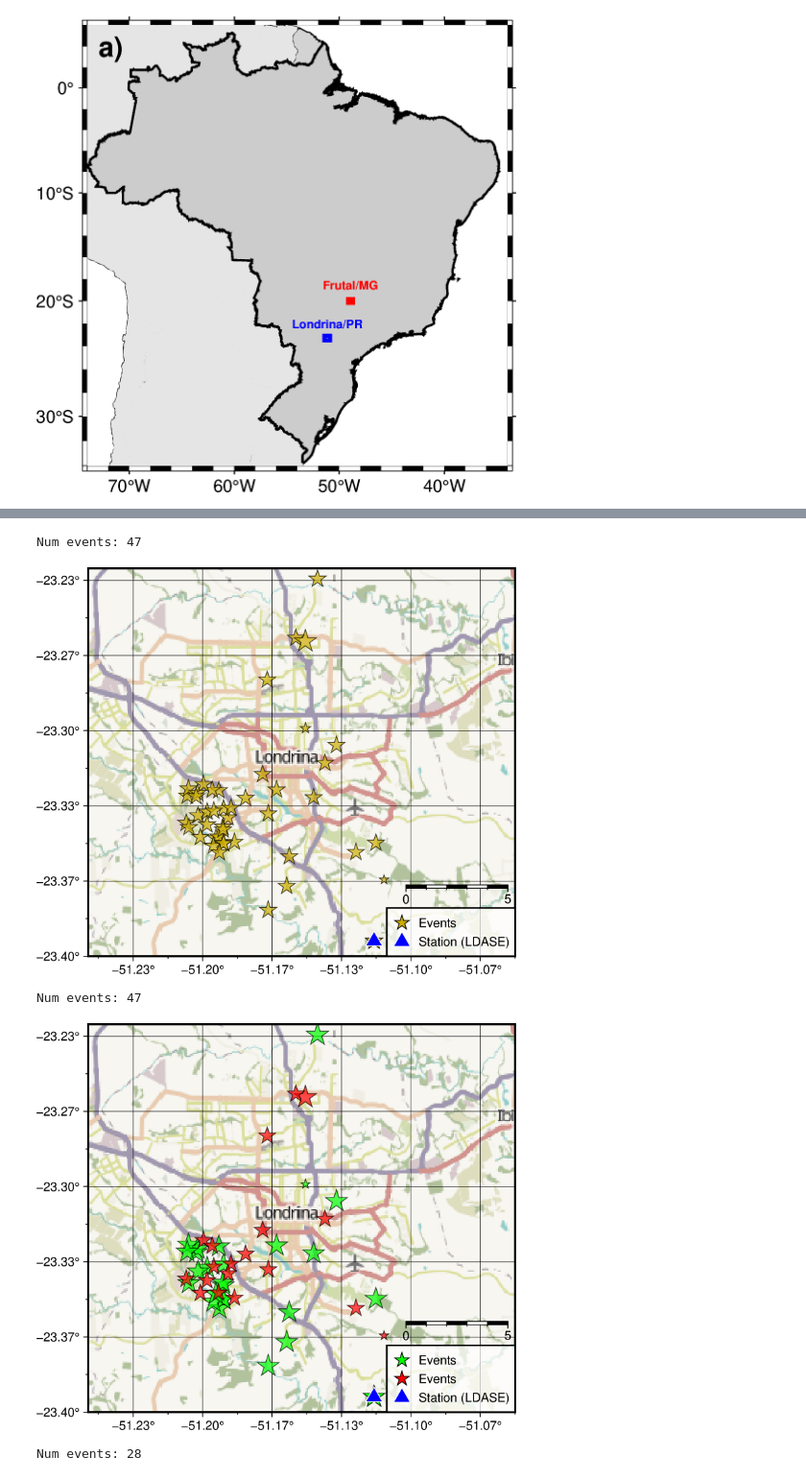
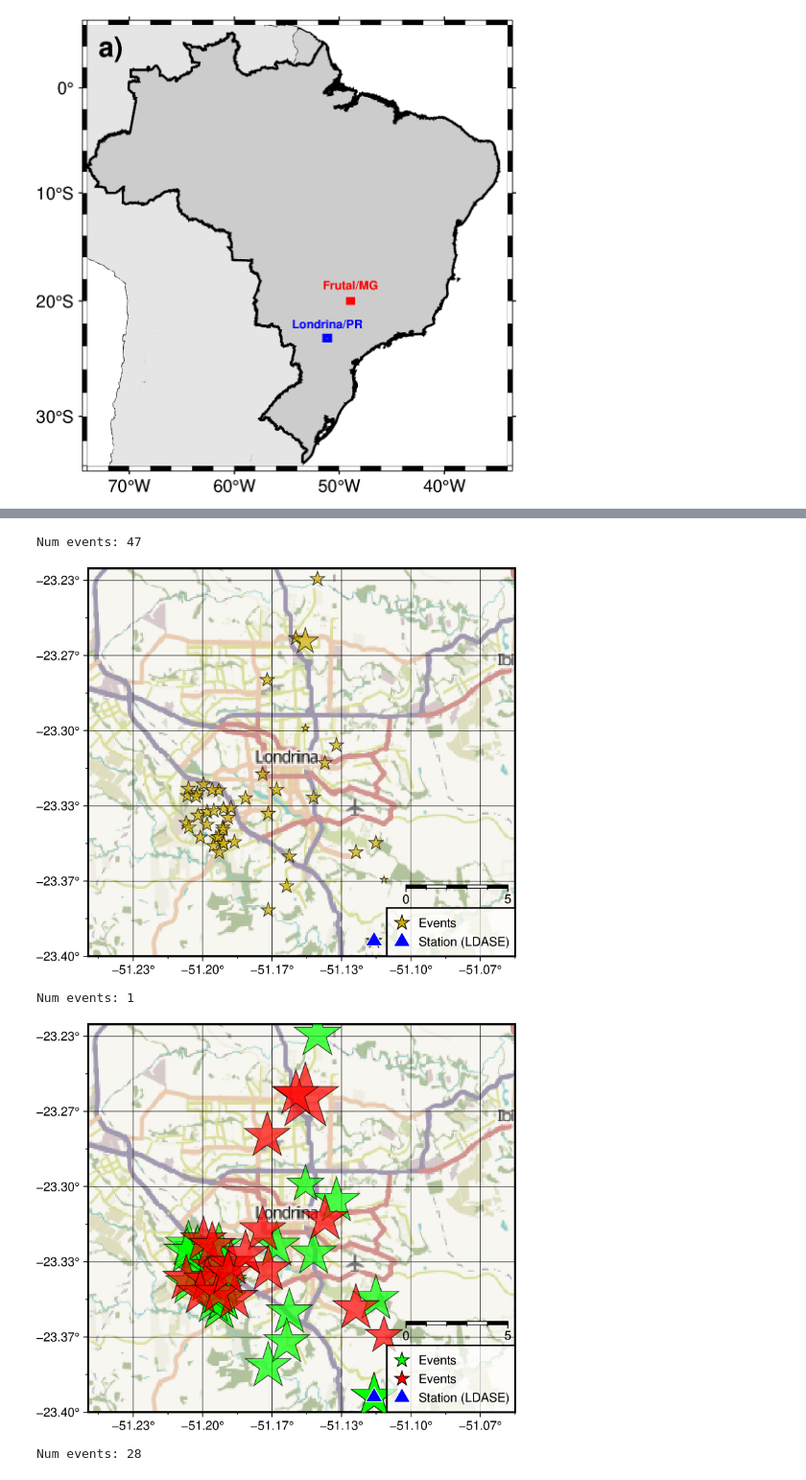
Before and after one commit to FernandoL12/IC-Seismology, a Jupyter notebook: PyGMTHowto.ipynb, the cells around one changed output, grey strips where cells are left out. Shown at 96% size. Saved outputs shown, nothing was run; the diff lists cells and outputs as text; code cells hidden in the pictures.

Commit message:
Visualization changes at corr matrix

```diff
--- a/PyGMTHowto.ipynb
+++ b/PyGMTHowto.ipynb
@@ -406,8 +406,7 @@ for evid in ep:
 diff = np.array(diff)
 diff = [(item - diff.min()) / (diff.max() - diff.min()) for item in diff]
 
-# Define o tamanho das estrelas mínimo = 0.15 cm máximo = 0.8 cm
-star_size = [0.25 + 0.35 * np.sqrt(x) for x in diff]
+star_size = [0.20 + 0.50 * x for x in diff]
 coords = ep2c(ep)
 
 
@@ -463,7 +462,7 @@ print(f"Num events: {len(ep)}\n")
 fig.show()
 # %% [output]
 Num events: 47
-[figure, old version]
+[figure, new version]
 # %%
 # TODOS (COLORIDO)
 ids_BEM = """
@@ -481,11 +480,6 @@ for evid in ep1:
     diff1.append(S - P)
 # Normaliza S-P entre 0 e 1
 diff1 = np.array(diff1)
-diff1 = [(item - diff1.min()) / (diff1.max() - diff1.min()) for item in diff1]
-
-# Define o tamanho das estrelas mínimo = 0.15 cm máximo = 0.8 cm
-star_size1 = [0.25 + 0.35 * np.sqrt(x) for x in diff1]
-coords1 = ep2c(ep1)
 
 ids_MAL = """
 usp2016asmh usp2016bhsg usp2016bhtr usp2016blue usp2016cink usp2018tliv usp2019dmvk usp2019hlbl usp2020nkhq usp2025zgau usp2025zgjg usp2025zgno usp2025zgxm usp2025zmtj usp2025znlc usp2025zohl usp2026afxw usp2026afyv usp2026aqny
@@ -502,10 +496,19 @@ for evid in ep2:
     diff2.append(S - P)
 # Normaliza S-P entre 0 e 1
 diff2 = np.array(diff2)
-diff2 = [(item - diff2.min()) / (diff2.max() - diff2.min()) for item in diff2]
 
-# Define o tamanho das estrelas mínimo = 0.15 cm máximo = 0.8 cm
-star_size2 = [0.25 + 0.35 * np.sqrt(x) for x in diff2]
+if diff1.max() > diff2.max():
+    dmax = diff1.max()
+else:
+    dmax = diff2.max()
+
+diff1 = [(item - diff1.min()) / (dmax - diff1.min()) for item in diff1]
+star_size1 = [1.8**x for x in diff1]
+coords1 = ep2c(ep1)
+
+diff2 = [(item - diff2.min()) / (dmax - diff2.min()) for item in diff2]
+
+star_size2 = [1.8**x for x in diff2]
 coords2 = ep2c(ep2)
 
 
@@ -555,35 +558,35 @@ fig.plot(x=coords2["x"],
          pen=".4p,black",
          fill="RED",
          transparency=30,
         )
 fig.plot(
     x=[np.nan],
     y=[np.nan],
     style="a0.4c",
     pen=".4p,black",
     fill="RED",
     label="Events",
     )
 
 fig.plot(mda2c(rsbr),  style="t0.5", pen="0.5p,white", fill="blue", label = "Station (LDASE)")
 
 fig.legend(position="BR",
            line_spacing = 1.5,
            box = Box(pen="1p,black", fill="white@30"))
 
 fig.scalebar(
     length="5k",
     position=("9.5c", "2.25c"),
     fancy=True,
     height=None,
     box=False
 )
 
 print(f"Num events: {len(ep)}\n")
 fig.show()
 # %% [output]
-Num events: 47
+Num events: 1
-[figure, old version]
+[figure, new version]
 # %%
 # BEM CORRELACIONADO
 ids = """
```
Also changed, not shown: parts of 5 cells of this notebook, 2 other files.
